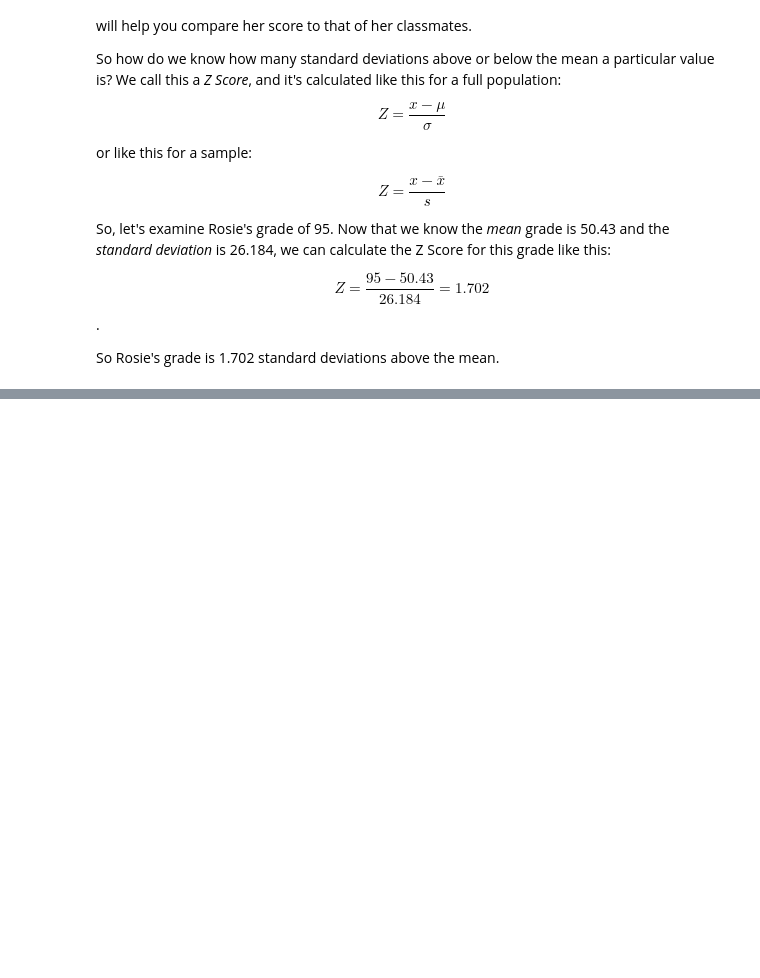
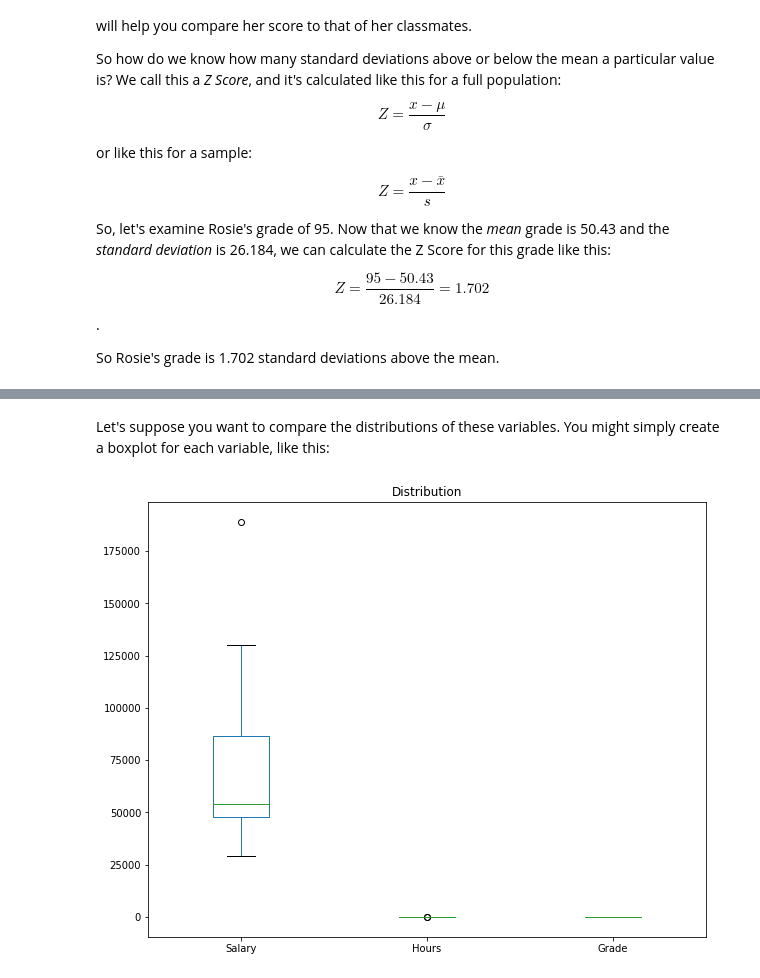
Before and after one commit to moni-roy/100DaysOfMLCode, a Jupyter notebook: Codes/Essential Math for Machine Learning/4. Statistics and Probability.ipynb, the cells around one changed output, grey strips where cells are left out. Drawn from its saved outputs; the diff is of its cells as text; code cells hidden in the pictures; blank space fills up the shorter version.

```diff
--- a/Codes/Essential Math for Machine Learning/4. Statistics and Probability.ipynb
+++ b/Codes/Essential Math for Machine Learning/4. Statistics and Probability.ipynb
@@ -792,0 +828,7 @@ So Rosie's grade is 1.702 standard deviations above the mean.
+# %%
+df = pd.DataFrame({'Name': ['Dan', 'Joann', 'Pedro', 'Rosie', 'Ethan', 'Vicky', 'Frederic', 'Jimmie', 'Rhonda', 'Giovanni', 'Francesca', 'Rajab', 'Naiyana', 'Kian', 'Jenny'],
+                   'Salary':[50000,54000,50000,189000,55000,40000,59000,42000,47000,78000,119000,95000,49000,29000,130000],
+                   'Hours':[41,40,36,17,35,39,40,45,41,35,30,33,38,47,24],
+                   'Grade':[50,50,46,95,50,5,57,42,26,72,78,60,40,17,85]})
+
+df[['Name', 'Salary', 'Hours', 'Grade']]
@@ -792,0 +852,7 @@ So Rosie's grade is 1.702 standard deviations above the mean.
+# %% [markdown]
+Let's suppose you want to compare the distributions of these variables. You might simply create a boxplot for each variable, like this:
+# %%
+df.plot(kind='box', title='Distribution', figsize = (10,8))
+plt.show()
+# %% [output]
+[figure, added]
```
Also changed, not shown: parts of 29 cells of this notebook.
